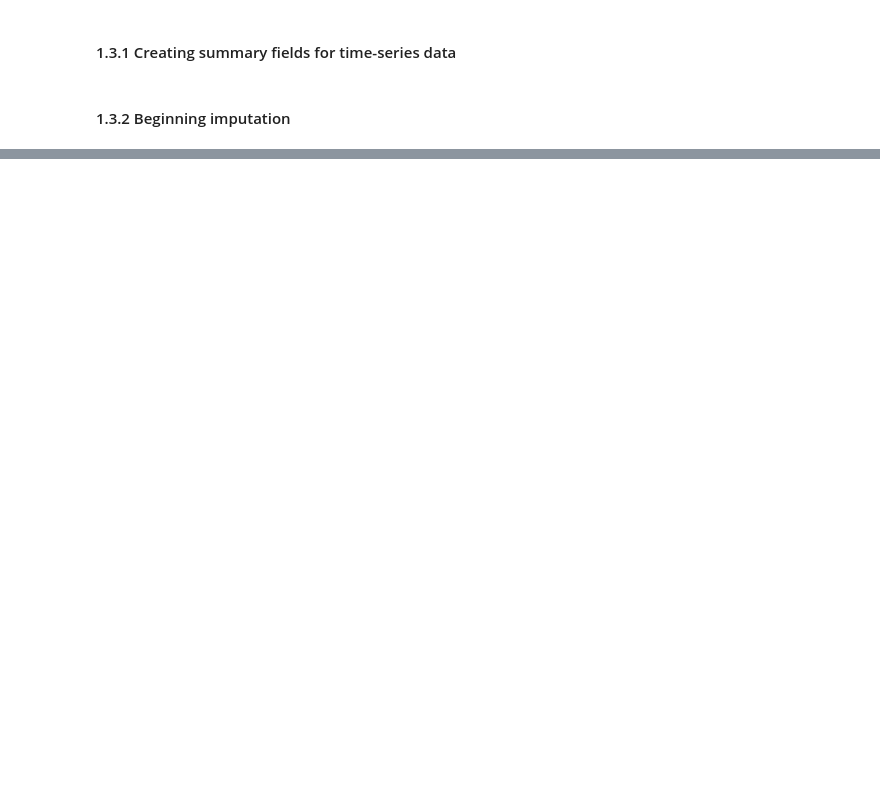
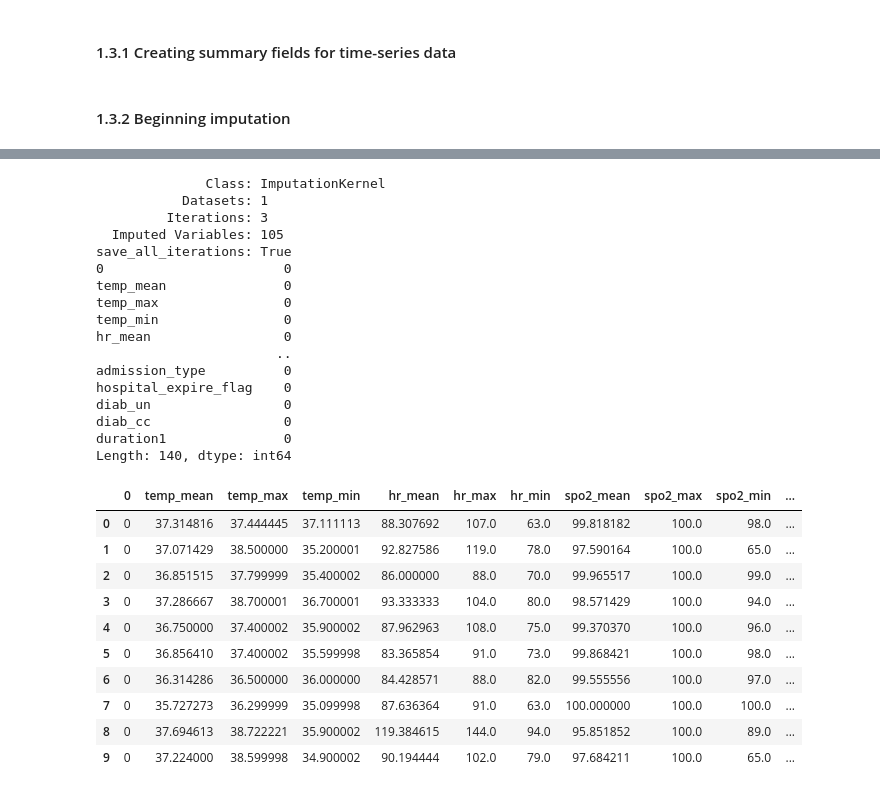
Before and after one commit to marcelchee/trident3, a Jupyter notebook: data_cleaning.ipynb, the cells around one changed output, grey strips where cells are left out. Saved outputs shown, nothing was run; the diff lists cells and outputs as text; code cells hidden in the pictures; blank space fills up the shorter version.

```diff
--- a/data_cleaning.ipynb
+++ b/data_cleaning.ipynb
@@ -410,8 +569,8 @@ print(list(df.columns))
 # %%
 # option 3: multiple imputation
 
-x = missing_data.loc[missing_data['% Missing Values']> 0]
-x.loc[[i for i in x.index if i not in time_cols],:]
+# x = missing_data.loc[missing_data['% Missing Values']> 0]
+# x.loc[[i for i in x.index if i not in time_cols],:]
 # %% [markdown]
 #### 1.3.1 Creating summary fields for time-series data
 # %%
@@ -444,18 +652,49 @@ dfForImpute
 # %%
+dfForImpute2 = dfForImpute[dfForImpute.columns[:]]
+
 kds = mf.ImputationKernel(
-  dfForImpute,
+  dfForImpute2,
   datasets=1,
   save_all_iterations=True,
   random_state=1991
 )
 
 # Run the MICE algorithm for 3 iterations
-kds.mice(2)
+kds.mice(3)
 
 print(kds)
 
 dfImputed = kds.complete_data(dataset=0, inplace=False)
 print(dfImputed.isnull().sum(0))
 
 # after imputation
-dfImputed
+dfImputed.head(10)
+# %% [output]
+              Class: ImputationKernel
+           Datasets: 1
+         Iterations: 3
+  Imputed Variables: 105
+save_all_iterations: True
+0                       0
+temp_mean               0
+temp_max                0
+temp_min                0
+hr_mean                 0
+                       ..
+admission_type          0
+hospital_expire_flag    0
+diab_un                 0
+diab_cc                 0
+duration1               0
+Length: 140, dtype: int64
+|  | 0 | temp_mean | temp_max | temp_min | hr_mean | hr_max | hr_min | spo2_mean | spo2_max | spo2_min | ... |
+| 0 | 0 | 37.314816 | 37.444445 | 37.111113 | 88.307692 | 107.0 | 63.0 | 99.818182 | 100.0 | 98.0 | ... |
+| 1 | 0 | 37.071429 | 38.500000 | 35.200001 | 92.827586 | 119.0 | 78.0 | 97.590164 | 100.0 | 65.0 | ... |
+| 2 | 0 | 36.851515 | 37.799999 | 35.400002 | 86.000000 | 88.0 | 70.0 | 99.965517 | 100.0 | 99.0 | ... |
+| 3 | 0 | 37.286667 | 38.700001 | 36.700001 | 93.333333 | 104.0 | 80.0 | 98.571429 | 100.0 | 94.0 | ... |
+| 4 | 0 | 36.750000 | 37.400002 | 35.900002 | 87.962963 | 108.0 | 75.0 | 99.370370 | 100.0 | 96.0 | ... |
+| 5 | 0 | 36.856410 | 37.400002 | 35.599998 | 83.365854 | 91.0 | 73.0 | 99.868421 | 100.0 | 98.0 | ... |
+| 6 | 0 | 36.314286 | 36.500000 | 36.000000 | 84.428571 | 88.0 | 82.0 | 99.555556 | 100.0 | 97.0 | ... |
+| 7 | 0 | 35.727273 | 36.299999 | 35.099998 | 87.636364 | 91.0 | 63.0 | 100.000000 | 100.0 | 100.0 | ... |
+| 8 | 0 | 37.694613 | 38.722221 | 35.900002 | 119.384615 | 144.0 | 94.0 | 95.851852 | 100.0 | 89.0 | ... |
+| 9 | 0 | 37.224000 | 38.599998 | 34.900002 | 90.194444 | 102.0 | 79.0 | 97.684211 | 100.0 | 65.0 | ... |
```
Also changed, not shown: parts of 35 cells of this notebook, 1 other file.
